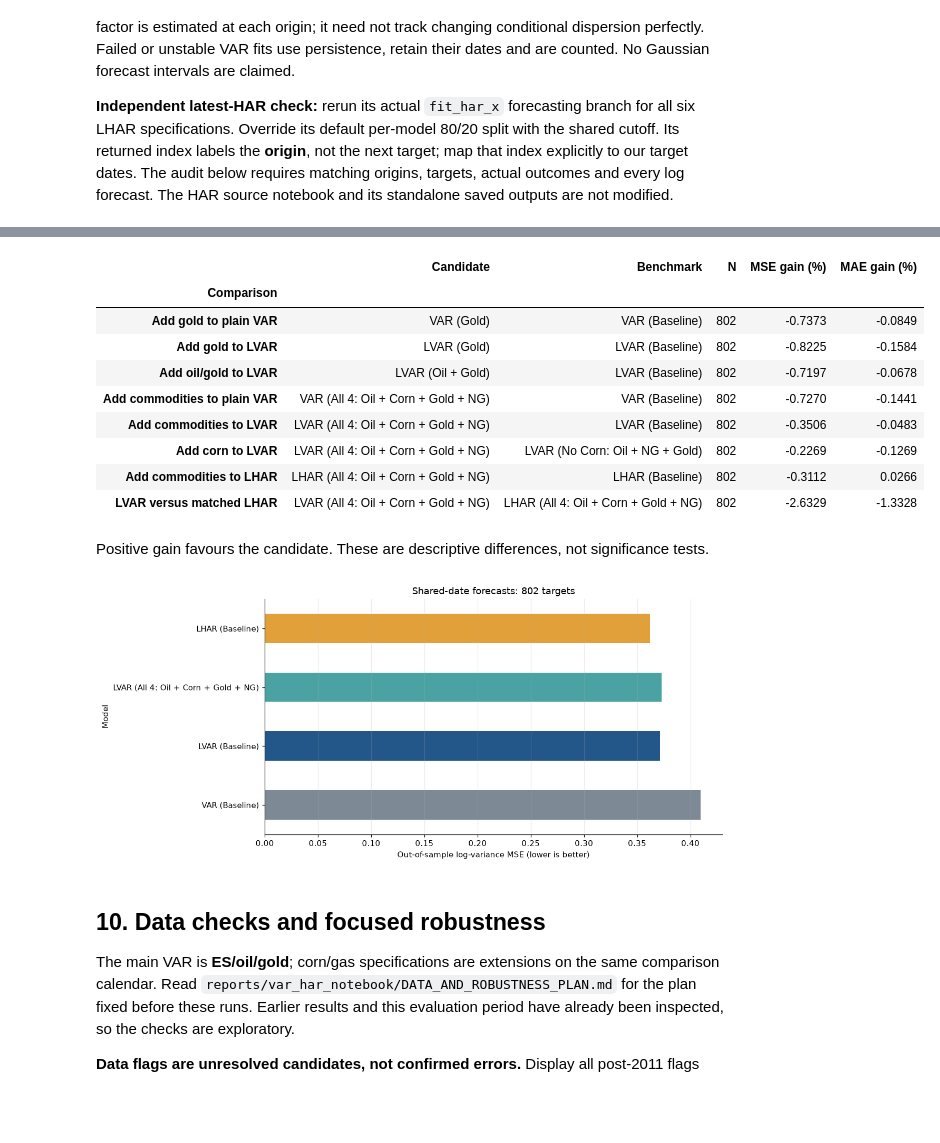
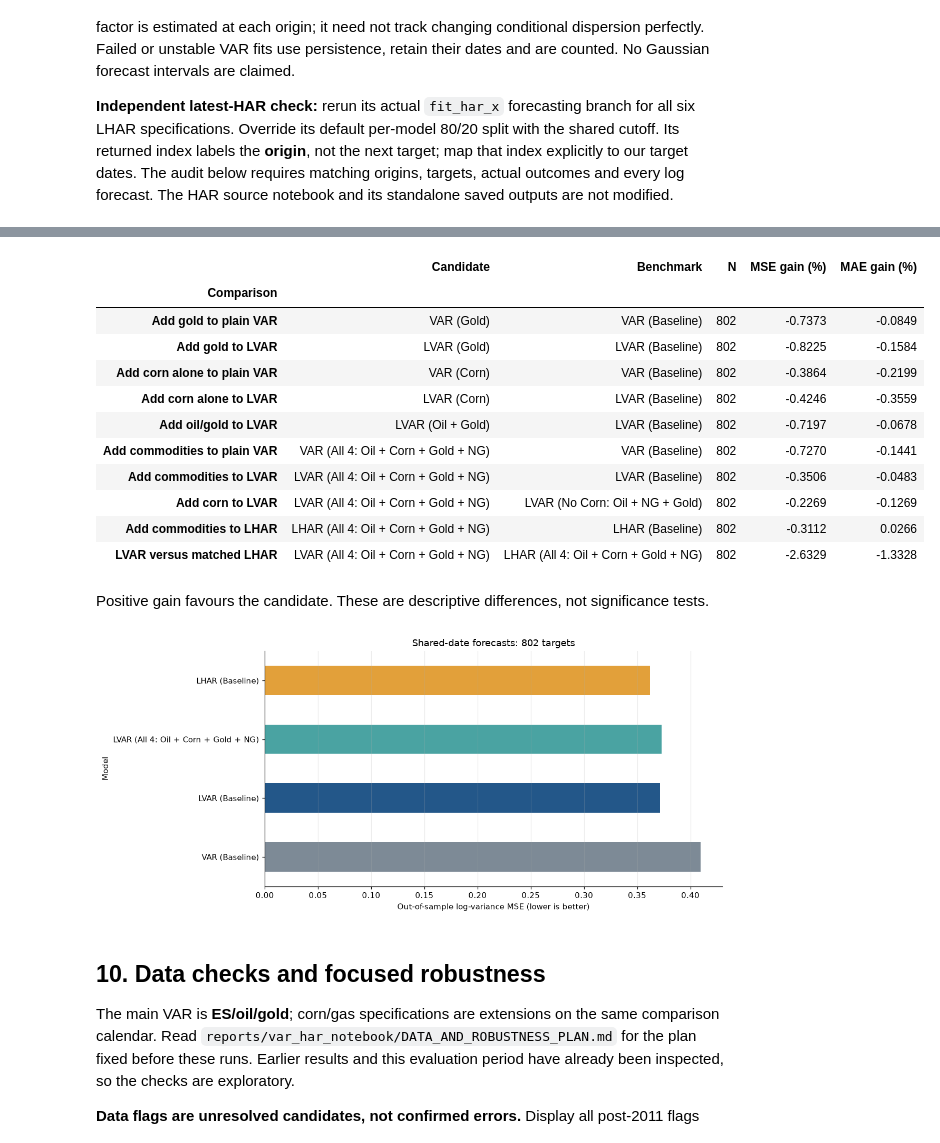
Before and after one commit to Deangr-econ/Quant_methods_project, a Jupyter notebook: VAR_QTFE.ipynb, the cells around one changed output, grey strips where cells are left out. Saved outputs shown, nothing was run; the diff lists cells and outputs as text; code cells hidden in the pictures; blank space fills up the shorter version.

```diff
--- a/VAR_QTFE.ipynb
+++ b/VAR_QTFE.ipynb
@@ -598,30 +604,34 @@ Scored target dates: 2023-07-13 to 2026-08-31
 # %%
 pairs = [('Add gold to plain VAR', 'VAR (Gold)', 'VAR (Baseline)'),
     ('Add gold to LVAR', 'LVAR (Gold)', 'LVAR (Baseline)'),
+    ('Add corn alone to plain VAR', 'VAR (Corn)', 'VAR (Baseline)'),
+    ('Add corn alone to LVAR', 'LVAR (Corn)', 'LVAR (Baseline)'),
     ('Add oil/gold to LVAR', 'LVAR (Oil + Gold)', 'LVAR (Baseline)'),
     ('Add commodities to plain VAR', 'VAR (All 4: Oil + Corn + Gold + NG)', 'VAR (Baseline)'),
     ('Add commodities to LVAR', 'LVAR (All 4: Oil + Corn + Gold + NG)', 'LVAR (Baseline)'),
     ('Add corn to LVAR', 'LVAR (All 4: Oil + Corn + Gold + NG)', 'LVAR (No Corn: Oil + NG + Gold)'),
     ('Add commodities to LHAR', 'LHAR (All 4: Oil + Corn + Gold + NG)', 'LHAR (Baseline)'),
     ('LVAR versus matched LHAR', 'LVAR (All 4: Oil + Corn + Gold + NG)', 'LHAR (All 4: Oil + Corn + Gold + NG)')]
 gains = pd.DataFrame([{'Comparison': label, 'Candidate': candidate, 'Benchmark': benchmark,
     'N': int(metrics.loc[candidate, 'N']), 'MSE gain (%)': 100 * (1 - metrics.loc[candidate, 'MSE'] / metrics.loc[benchmark, 'MSE']),
     'MAE gain (%)': 100 * (1 - metrics.loc[candidate, 'MAE'] / metrics.loc[benchmark, 'MAE'])}
     for label, candidate, benchmark in pairs]).set_index('Comparison')
 show_table(gains)
 display(Markdown('Positive gain favours the candidate. These are descriptive differences, not significance tests.'))
 gains.to_csv(OUTPUT / 'shared_forecast_gains.csv')
 plot_names = ['VAR (Baseline)', 'LVAR (Baseline)',
               'LVAR (All 4: Oil + Corn + Gold + NG)', 'LHAR (Baseline)']
 fig, ax = plt.subplots(figsize=(11, 5))
 metrics.loc[plot_names, 'MSE'].plot.barh(ax=ax, color=['#7d8a96', '#235789', '#4aa3a2', '#e2a03a'])
 ax.set(xlabel='Out-of-sample log-variance MSE (lower is better)', title=f'Shared-date forecasts: {len(test_dates)} targets')
 ax.grid(axis='x', alpha=.25); fig.tight_layout(); plt.show()
 # %% [output]
 |  | Candidate | Benchmark | N | MSE gain (%) | MAE gain (%) |
 | Comparison |  |  |  |  |  |
 | Add gold to plain VAR | VAR (Gold) | VAR (Baseline) | 802 | -0.7373 | -0.0849 |
 | Add gold to LVAR | LVAR (Gold) | LVAR (Baseline) | 802 | -0.8225 | -0.1584 |
+| Add corn alone to plain VAR | VAR (Corn) | VAR (Baseline) | 802 | -0.3864 | -0.2199 |
+| Add corn alone to LVAR | LVAR (Corn) | LVAR (Baseline) | 802 | -0.4246 | -0.3559 |
 | Add oil/gold to LVAR | LVAR (Oil + Gold) | LVAR (Baseline) | 802 | -0.7197 | -0.0678 |
 | Add commodities to plain VAR | VAR (All 4: Oil + Corn + Gold + NG) | VAR (Baseline) | 802 | -0.7270 | -0.1441 |
 | Add commodities to LVAR | LVAR (All 4: Oil + Corn + Gold + NG) | LVAR (Baseline) | 802 | -0.3506 | -0.0483 |
```
Also changed, not shown: parts of 5 cells of this notebook, 9 other files.
